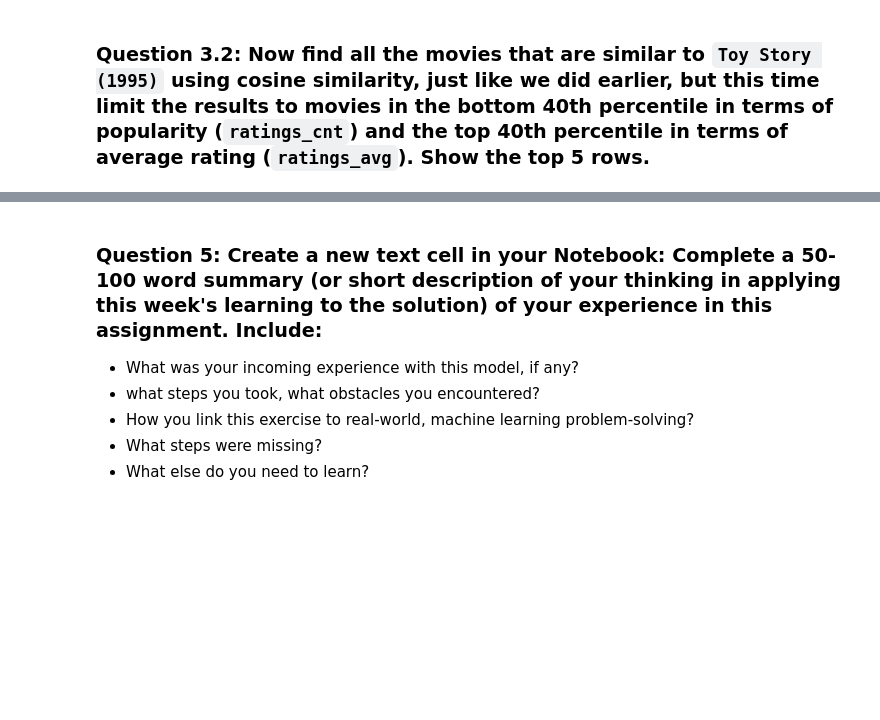
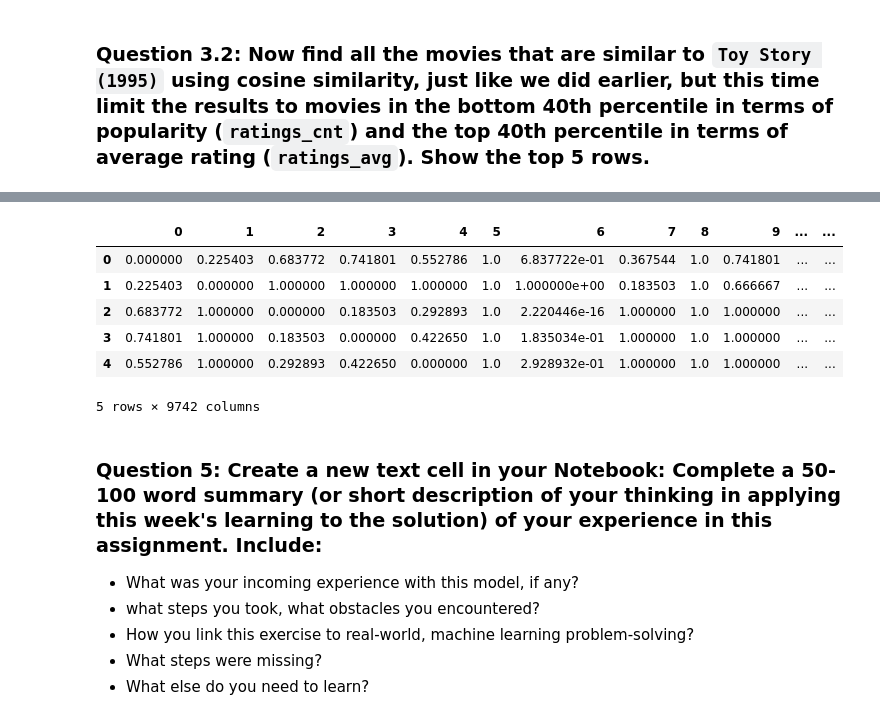
Before and after one commit to rodolfolermacontreras/ML_2_Assignment_8, a Jupyter notebook: MLEARN 530-Lesson8-RodolfoLerma.ipynb, the cells around one changed output, grey strips where cells are left out. Drawn from its saved outputs; the diff is of its cells as text; code cells hidden in the pictures; blank space fills up the shorter version.

```diff
--- a/MLEARN 530-Lesson8-RodolfoLerma.ipynb
+++ b/MLEARN 530-Lesson8-RodolfoLerma.ipynb
@@ -123,0 +137,3 @@ df_movies.head()
+# %%
+df_movies = df_movies.join(df_dummies)
+df_movies.drop(['genres'], axis = 1, inplace = True)
@@ -179,0 +343,8 @@ df_sim[less_known & high_rating].sort_values('sim_cosine', ascending = False).he
+# %%
+from scipy.spatial.distance import pdist, squareform
+
+df = df_movies.set_index('movieId')
+df.drop(columns = ['title','(no genres listed)'], inplace = True)
+
+sim_mat = pdist(df, 'cosine')
+print(len(sim_mat))
@@ -180,3 +359,3 @@ df_sim[less_known & high_rating].sort_values('sim_cosine', ascending = False).he
 # %%
-sim_mat = #To Do
+sim_mat = squareform(sim_mat)
 print(sim_mat)
@@ -183,7 +370,14 @@ print(sim_mat)
-# %%
-from scipy.spatial.distance import pdist, squareform
-sim_mat = #To Do
-print(sim_mat)
+# %%
+sim_mat_df = pd.DataFrame(sim_mat)
+sim_mat_df.head()
+# %% [output]
+|  | 0 | 1 | 2 | 3 | 4 | 5 | 6 | 7 | 8 | 9 | ... | ... |
+| 0 | 0.000000 | 0.225403 | 0.683772 | 0.741801 | 0.552786 | 1.0 | 6.837722e-01 | 0.367544 | 1.0 | 0.741801 | ... | ... |
+| 1 | 0.225403 | 0.000000 | 1.000000 | 1.000000 | 1.000000 | 1.0 | 1.000000e+00 | 0.183503 | 1.0 | 0.666667 | ... | ... |
+| 2 | 0.683772 | 1.000000 | 0.000000 | 0.183503 | 0.292893 | 1.0 | 2.220446e-16 | 1.000000 | 1.0 | 1.000000 | ... | ... |
+| 3 | 0.741801 | 1.000000 | 0.183503 | 0.000000 | 0.422650 | 1.0 | 1.835034e-01 | 1.000000 | 1.0 | 1.000000 | ... | ... |
+| 4 | 0.552786 | 1.000000 | 0.292893 | 0.422650 | 0.000000 | 1.0 | 2.928932e-01 | 1.000000 | 1.0 | 1.000000 | ... | ... |
+5 rows × 9742 columns
 # %% [markdown]
 ### Question 5: Create a new text cell in your Notebook: Complete a 50-100 word summary (or short description of your thinking in applying this week's learning to the solution) of your experience in this assignment. Include:
 - What was your incoming experience with this model, if any?
```
Also changed, not shown: parts of 38 cells of this notebook.
